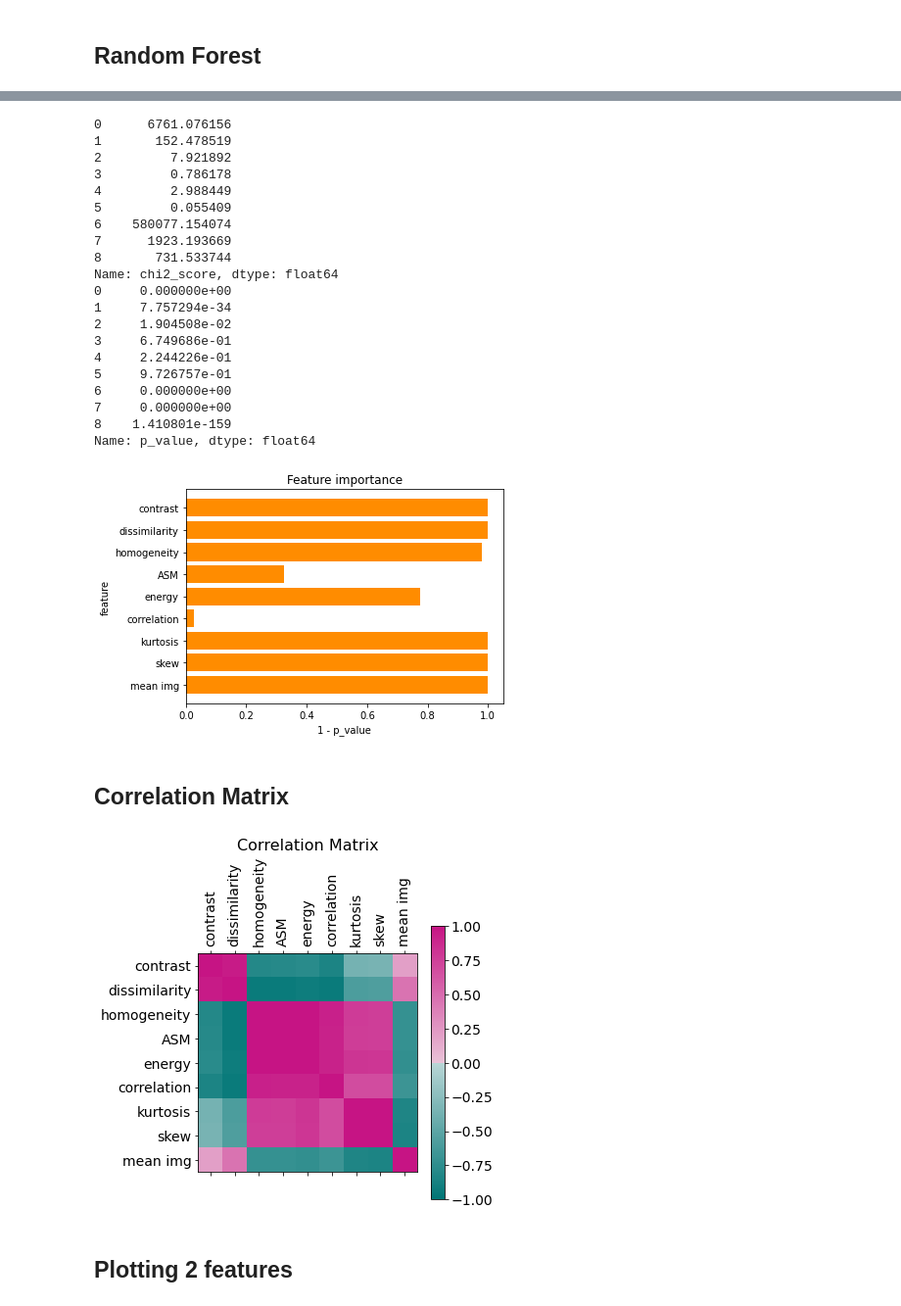
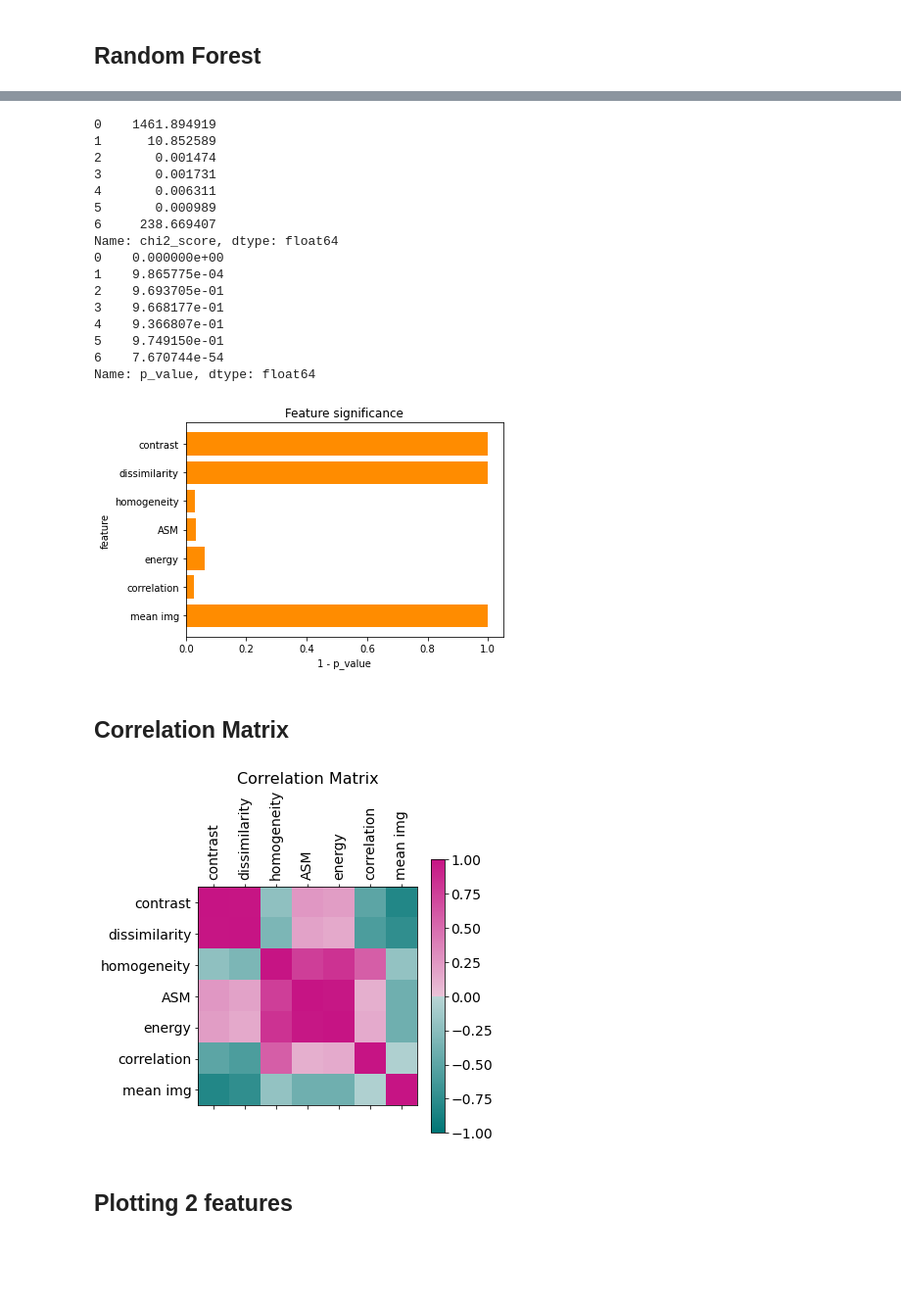
Before and after one commit to Chrisini/datasceyence, a Jupyter notebook: examples/general_exploratory_analysis.ipynb, the cells around one changed output, grey strips where cells are left out. Shown at 98% size. Cells and saved outputs as stored; diff of their text form; code cells hidden in the pictures; blank space fills up the shorter version.

```diff
--- a/examples/general_exploratory_analysis.ipynb
+++ b/examples/general_exploratory_analysis.ipynb
@@ -111,7 +276,7 @@ done domain 1
 done domain 2
 done domain 3
 # %%
-df = pd.DataFrame(features1 + features2 + features3)
+df = pd.DataFrame(features1 + features2) #  + features3)
 features_train, features_test, gt_train, gt_test = sklearn.model_selection.train_test_split( df.loc[:, df.columns != "label"], df["label"], test_size=0.33, random_state=42)
 
 print(df.shape)
@@ -236,45 +401,40 @@ plt.gca().invert_yaxis()
 ax.set_title("Feature significance")
 ax.set_xlabel("1 - p_value")
 ax.set_ylabel("feature")
-
 fig.tight_layout()
-plt.show()
+plt.savefig("example_results/one_minus_pvalue.png", dpi=1200)
 # %% [output]
-0      6761.076156
-1       152.478519
-2         7.921892
-3         0.786178
-4         2.988449
-5         0.055409
-6    580077.154074
-7      1923.193669
-8       731.533744
+0    1461.894919
+1      10.852589
+2       0.001474
+3       0.001731
+4       0.006311
+5       0.000989
+6     238.669407
 Name: chi2_score, dtype: float64
-0     0.000000e+00
-1     7.757294e-34
-2     1.904508e-02
-3     6.749686e-01
-4     2.244226e-01
-5     9.726757e-01
-6     0.000000e+00
-7     0.000000e+00
-8    1.410801e-159
+0    0.000000e+00
+1    9.865775e-04
+2    9.693705e-01
+3    9.668177e-01
+4    9.366807e-01
+5    9.749150e-01
+6    7.670744e-54
 Name: p_value, dtype: float64
-[figure, old version]
+[figure, new version]
 # %% [markdown]
 ## Correlation Matrix
 # %%
 f = plt.figure(figsize=(5, 5))
 plt.matshow(features_train.corr(), fignum=f.number, cmap=variint_map, vmin=-1, vmax=1)
 plt.xticks(range(features_train.select_dtypes(['number']).shape[1]), features_train.select_dtypes(['number']).columns, fontsize=14, rotation=90)
 plt.yticks(range(features_train.select_dtypes(['number']).shape[1]), features_train.select_dtypes(['number']).columns, fontsize=14)
 cb = plt.colorbar()
 cb.ax.tick_params(labelsize=14)
 plt.title('Correlation Matrix', fontsize=16)
-#plt.tight_layout()
+fig.tight_layout()
 plt.savefig("example_results/correlation.png", dpi=1200)
 # %% [output]
-[figure, old version]
+[figure, new version]
 # %% [markdown]
 ## Plotting 2 features
 # %%
```
Also changed, not shown: parts of 9 cells of this notebook, 9 other files.
